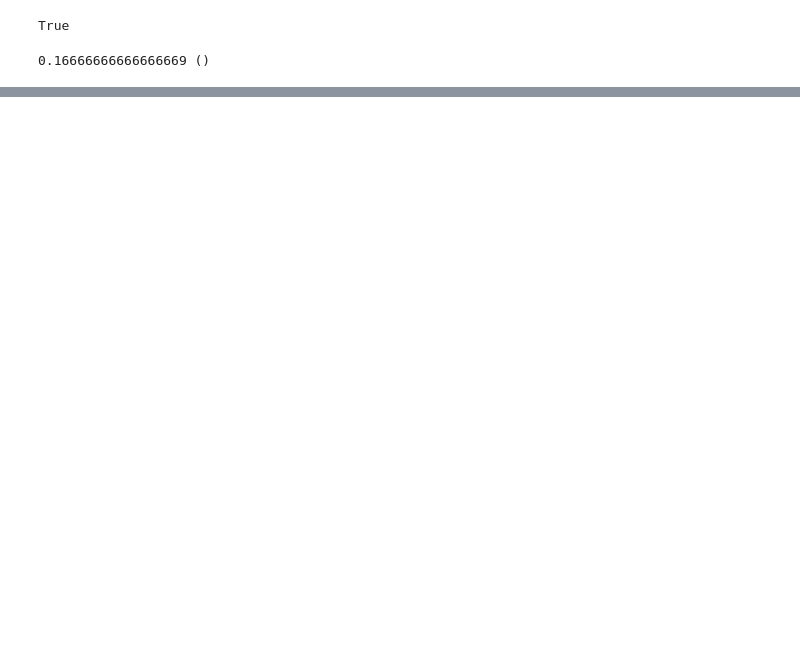
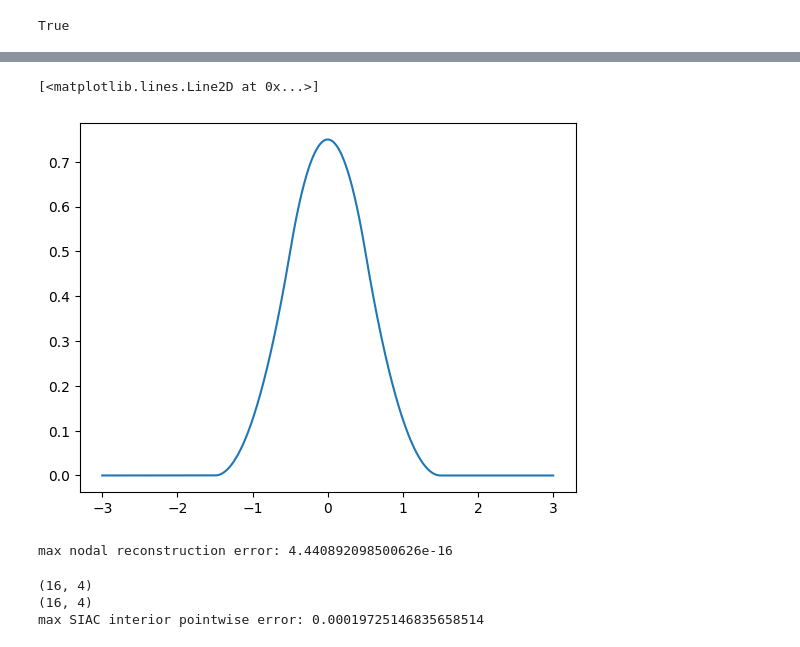
Before and after one commit to AdamHopkinss/SIAC-CT-Reconstruction, a Jupyter notebook: notebooks/test_siac_modal.ipynb, the cells around one changed output, grey strips where cells are left out. Cells and saved outputs as stored; diff of their text form; code cells hidden in the pictures; blank space fills up the shorter version.

```diff
--- a/notebooks/test_siac_modal.ipynb
+++ b/notebooks/test_siac_modal.ipynb
@@ -10,24 +11,9 @@ cgam = siac_cgam(moments=4, BSorder=4)
 np.allclose(cgam, cgam[::-1], atol=1e-12)
 # %% [output]
 True
-# %%
-from src.siac_modal import eval_cardinal_bspline
-
-# B-spline information
-moments = 2
-BSorder = 4
-BSknots = np.linspace(-BSorder/2, BSorder/2, BSorder+1)
-BSsupport = [np.floor(BSknots[0]), np.ceil(BSknots[-1])]
-BSsupport = np.array(BSsupport, dtype=int)
-BSlen = int((BSsupport[1] - BSsupport[0]) + 1)
-
-val = eval_cardinal_bspline(BSorder, BSknots, np.array([1]))
-print(val, np.shape(val))
-# %% [output]
-0.16666666666666669 ()
 # %%
 from src.siac_modal import centered_cardinal_bspline
-p = 5
+p = 2
 psi = centered_cardinal_bspline(p+1)
 
 x = np.linspace(-3, 3, 20001)
@@ -35,4 +21,5 @@ vals = psi(x)
 
 print("Integral:", np.trapezoid(vals, x))
 print("Support approx:", x[vals > 1e-12][[0, -1]])
+plt.plot(x, vals)
 # %% [output]
@@ -40,0 +28,2 @@ Support approx: [-2.9895  2.9895]
+[<matplotlib.lines.Line2D at 0x...>]
+[figure, added]
@@ -40,0 +250,56 @@ Support approx: [-2.9895  2.9895]
+# %%
+
+from src.dg_utils import eval_orthonormal_legendre_1d
+coeffs_1d, nodes, V, Vinv = nodal_data_to_modal_1d(
+    Unode,
+    p=deg,
+    eval_basis=eval_orthonormal_legendre_1d,
+    input_shape="order_by_Nx"
+)
+
+Urec = reconstruct_nodal_data_1d(coeffs_1d, V)
+print("max nodal reconstruction error:", np.max(np.abs(Urec - Unode)))
+# %% [output]
+max nodal reconstruction error: 4.440892098500626e-16
+# %%
+from src.siac_modal import grab_integrals
+moments = 2 * deg
+BSorder = deg + 1
+
+BSknots = np.linspace(-BSorder/2, BSorder/2, BSorder + 1)
+BSsupport = np.array([np.floor(BSknots[0]), np.ceil(BSknots[-1])], dtype=int)
+BSlen = BSsupport[1] - BSsupport[0] + 1
+
+cgam = siac_cgam(moments, BSorder)
+
+BSInt = grab_integrals(
+    eval_nodes=nodes,
+    p=deg,
+    BSorder=BSorder,
+    BSsupport=BSsupport
+)
+
+kernellength = 2 * int(np.ceil((moments + BSorder) / 2)) + 1
+halfker = int(np.ceil((moments + BSorder) / 2))
+
+SIACmatrix = np.zeros((order, kernellength, order), dtype=float)
+for k in range(order):
+    for igam in range(moments + 1):
+        SIACmatrix[:, igam:igam + BSlen, k] += cgam[igam] * BSInt[:, :, k]
+
+
+ustar = apply_siac_matrix_1d(coeffs_1d, SIACmatrix, halfker=halfker)
+
+y_eval = y.T   # shape (Nx, order)
+u_exact_eval = fexact(y_eval)
+
+sl = slice(halfker, Nx - halfker)
+
+print(ustar.shape)
+print(u_exact_eval.shape)
+err = np.max(np.abs(ustar[sl,:] - u_exact_eval[sl,:]))
+print("max SIAC interior pointwise error:", err)
+# %% [output]
+(16, 4)
+(16, 4)
+max SIAC interior pointwise error: 0.00019725146835658514
```
Also changed, not shown: parts of 15 cells of this notebook, 3 other files.
